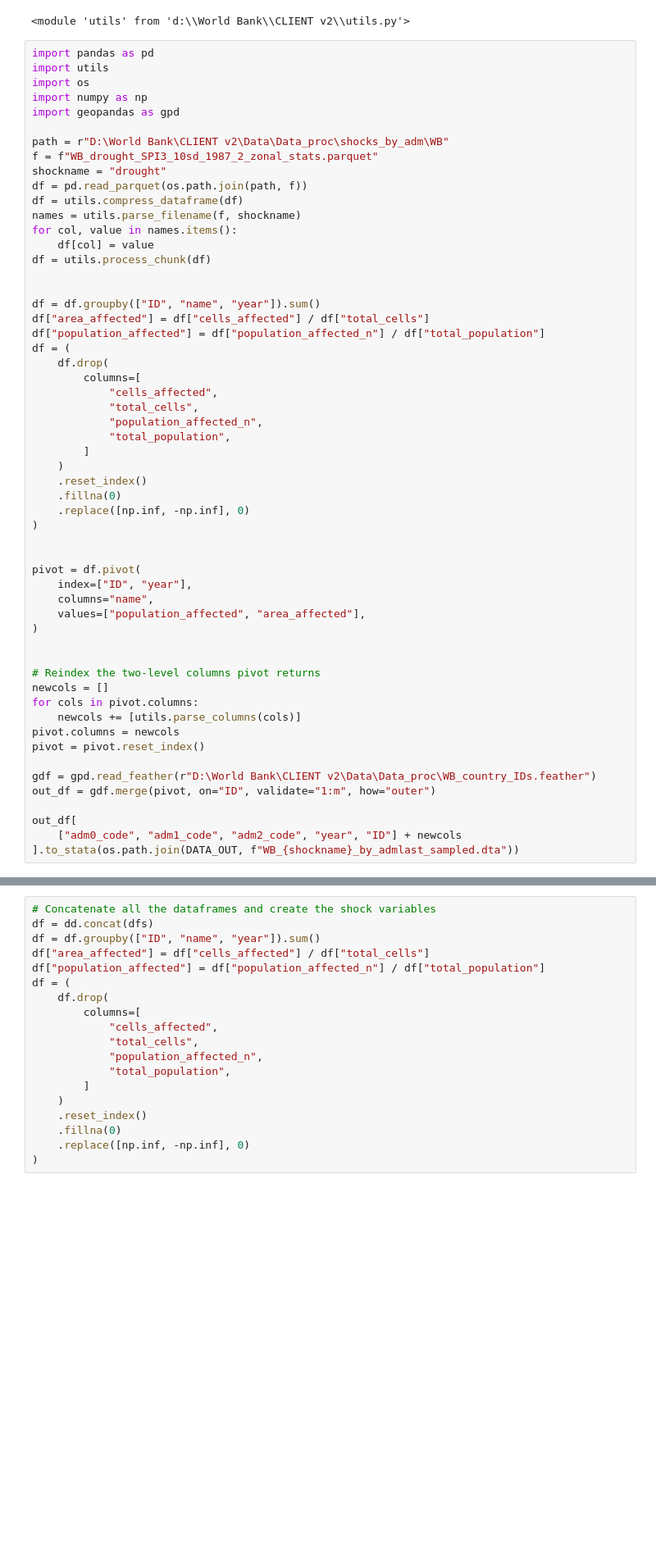
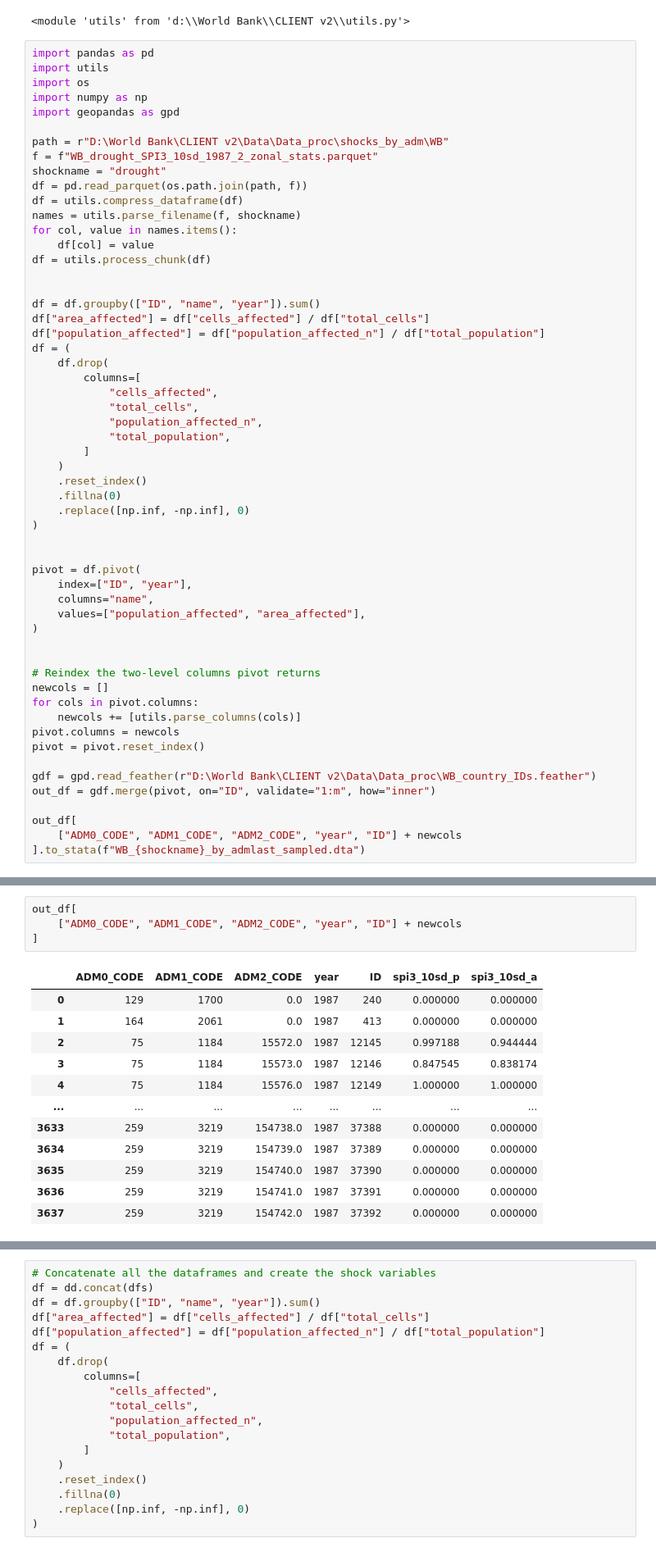
Before and after one commit to Queeno11/CLIENT-v2, a Jupyter notebook: debug.ipynb, the cells around one changed output, grey strips where cells are left out. Shown at 82% size. Saved outputs shown, nothing was run; the diff lists cells and outputs as text; blank space fills up the shorter version.

```diff
--- a/debug.ipynb
+++ b/debug.ipynb
@@ -124,8 +124,8 @@ pivot.columns = newcols
 pivot = pivot.reset_index()
 
 gdf = gpd.read_feather(r"D:\World Bank\CLIENT v2\Data\Data_proc\WB_country_IDs.feather")
-out_df = gdf.merge(pivot, on="ID", validate="1:m", how="outer")
+out_df = gdf.merge(pivot, on="ID", validate="1:m", how="inner")
 
 out_df[
-    ["adm0_code", "adm1_code", "adm2_code", "year", "ID"] + newcols
-].to_stata(os.path.join(DATA_OUT, f"WB_{shockname}_by_admlast_sampled.dta"))
+    ["ADM0_CODE", "ADM1_CODE", "ADM2_CODE", "year", "ID"] + newcols
+].to_stata(f"WB_{shockname}_by_admlast_sampled.dta")
@@ -147,0 +132,17 @@ out_df.explore()
+# %%
+out_df[
+    ["ADM0_CODE", "ADM1_CODE", "ADM2_CODE", "year", "ID"] + newcols
+]
+# %% [output]
+|  | ADM0_CODE | ADM1_CODE | ADM2_CODE | year | ID | spi3_10sd_p | spi3_10sd_a |
+| 0 | 129 | 1700 | 0.0 | 1987 | 240 | 0.000000 | 0.000000 |
+| 1 | 164 | 2061 | 0.0 | 1987 | 413 | 0.000000 | 0.000000 |
+| 2 | 75 | 1184 | 15572.0 | 1987 | 12145 | 0.997188 | 0.944444 |
+| 3 | 75 | 1184 | 15573.0 | 1987 | 12146 | 0.847545 | 0.838174 |
+| 4 | 75 | 1184 | 15576.0 | 1987 | 12149 | 1.000000 | 1.000000 |
+| ... | ... | ... | ... | ... | ... | ... | ... |
+| 3633 | 259 | 3219 | 154738.0 | 1987 | 37388 | 0.000000 | 0.000000 |
+| 3634 | 259 | 3219 | 154739.0 | 1987 | 37389 | 0.000000 | 0.000000 |
+| 3635 | 259 | 3219 | 154740.0 | 1987 | 37390 | 0.000000 | 0.000000 |
+| 3636 | 259 | 3219 | 154741.0 | 1987 | 37391 | 0.000000 | 0.000000 |
+| 3637 | 259 | 3219 | 154742.0 | 1987 | 37392 | 0.000000 | 0.000000 |
```
Also changed, not shown: parts of 8 cells of this notebook.
